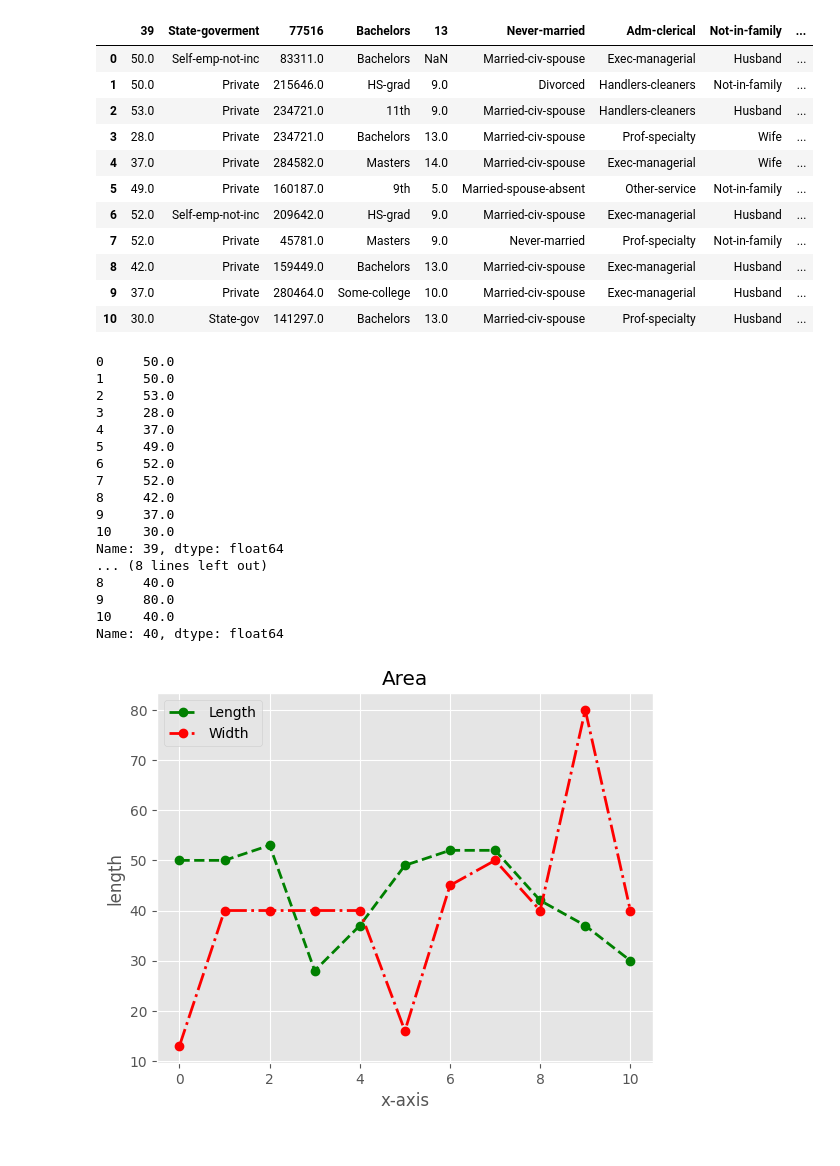
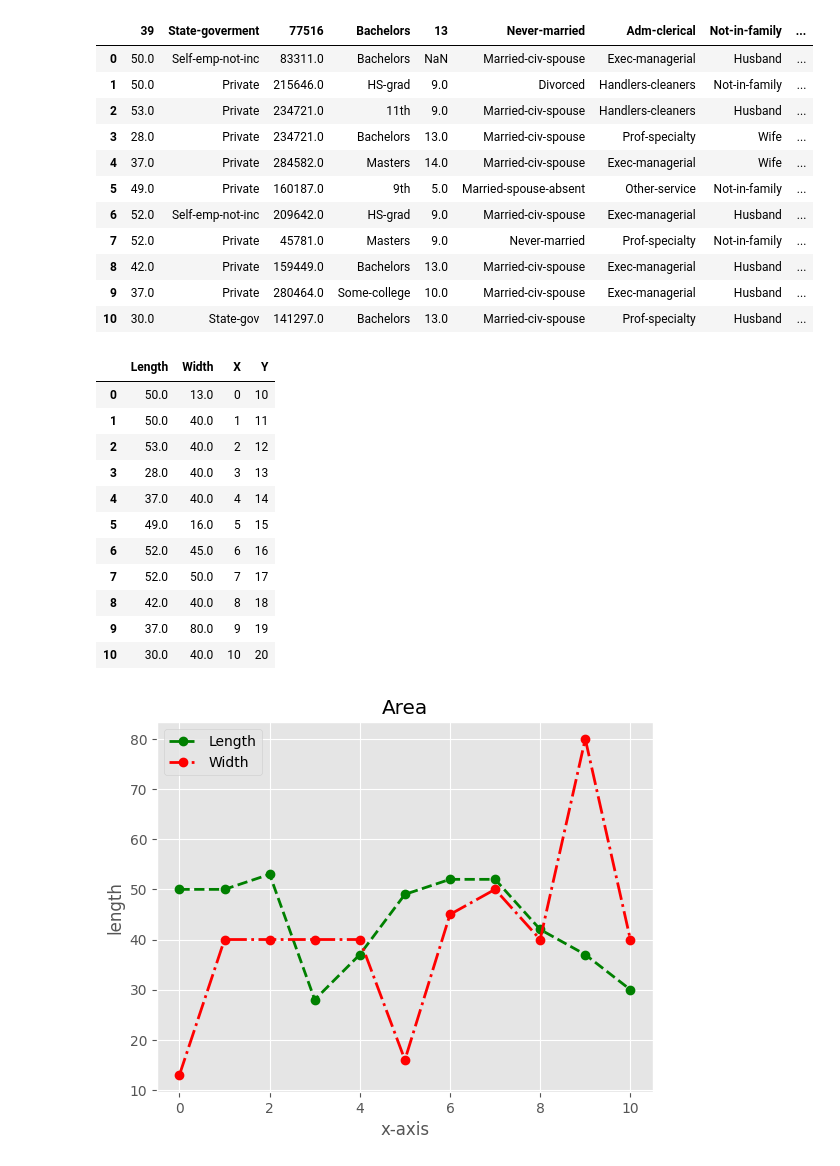
Before and after one commit to deepanshu414/ML, a Jupyter notebook: ML/Matplotlib_1.ipynb, the cells around one changed output. Drawn from its saved outputs; the diff is of its cells as text; code cells hidden in the pictures.

```diff
--- a/ML/Matplotlib_1.ipynb
+++ b/ML/Matplotlib_1.ipynb
@@ -21,28 +21,22 @@ df
 # %%
 length=df.iloc[:,0]
 width=df.iloc[:,12]
 x=np.arange(0,11)
-y=np.arange(11,21)
-print(length)
-print(width)
+y=np.arange(10,21)
+pd.DataFrame({'Length':length,'Width':width,'X':x,'Y':y})
 # %% [output]
-0     50.0
-1     50.0
-2     53.0
-3     28.0
-4     37.0
-5     49.0
-6     52.0
-7     52.0
-8     42.0
-9     37.0
-10    30.0
-Name: 39, dtype: float64
-... (8 lines left out)
-8     40.0
-9     80.0
-10    40.0
-Name: 40, dtype: float64
+|  | Length | Width | X | Y |
+| 0 | 50.0 | 13.0 | 0 | 10 |
+| 1 | 50.0 | 40.0 | 1 | 11 |
+| 2 | 53.0 | 40.0 | 2 | 12 |
+| 3 | 28.0 | 40.0 | 3 | 13 |
+| 4 | 37.0 | 40.0 | 4 | 14 |
+| 5 | 49.0 | 16.0 | 5 | 15 |
+| 6 | 52.0 | 45.0 | 6 | 16 |
+| 7 | 52.0 | 50.0 | 7 | 17 |
+| 8 | 42.0 | 40.0 | 8 | 18 |
+| 9 | 37.0 | 80.0 | 9 | 19 |
+| 10 | 30.0 | 40.0 | 10 | 20 |
 # %%
 plt.plot(x,length,'go--',linewidth=2) ##  or (x,y,color='g',marker='o',linestyle='--')
 plt.plot(x,width,'ro-.',linewidth=2,)
```
Also changed, not shown: 6 other files.
